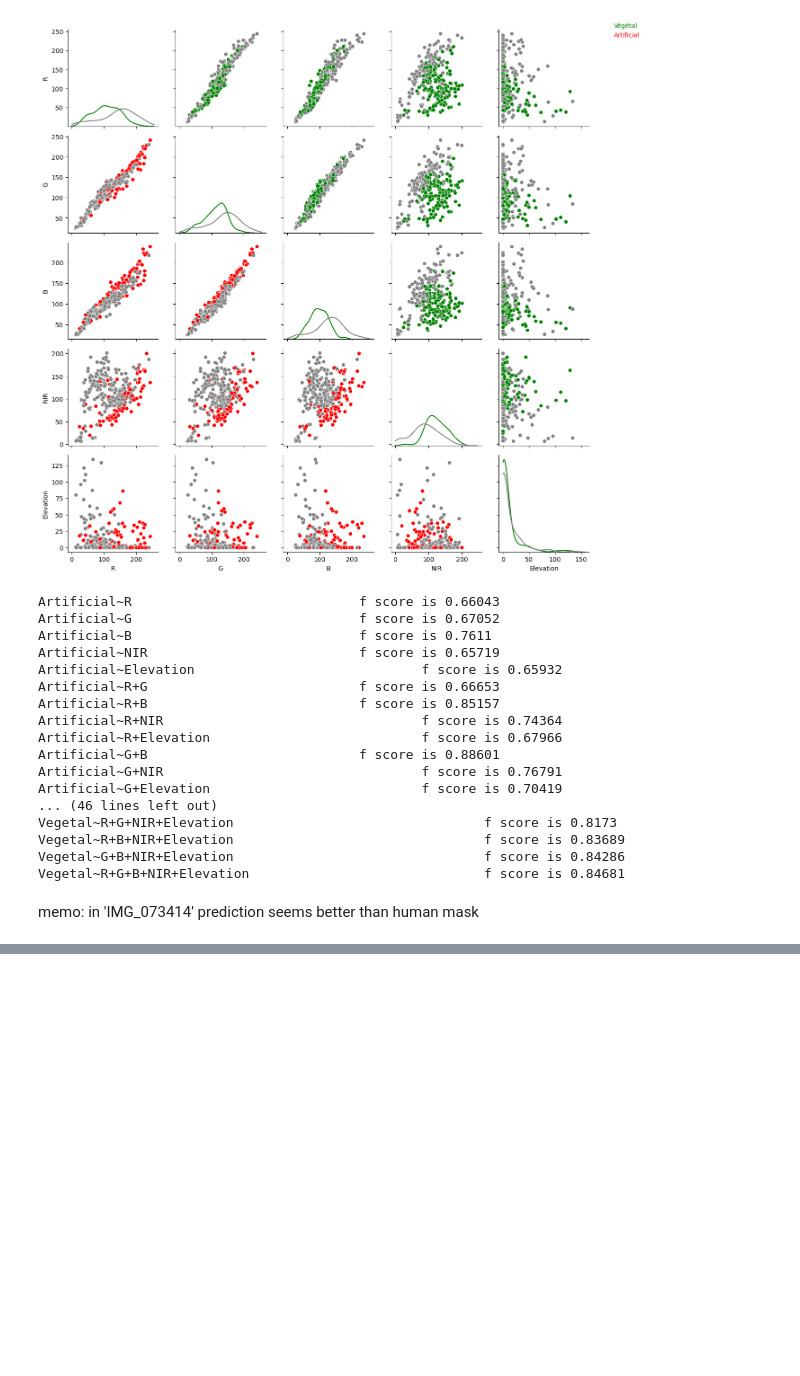
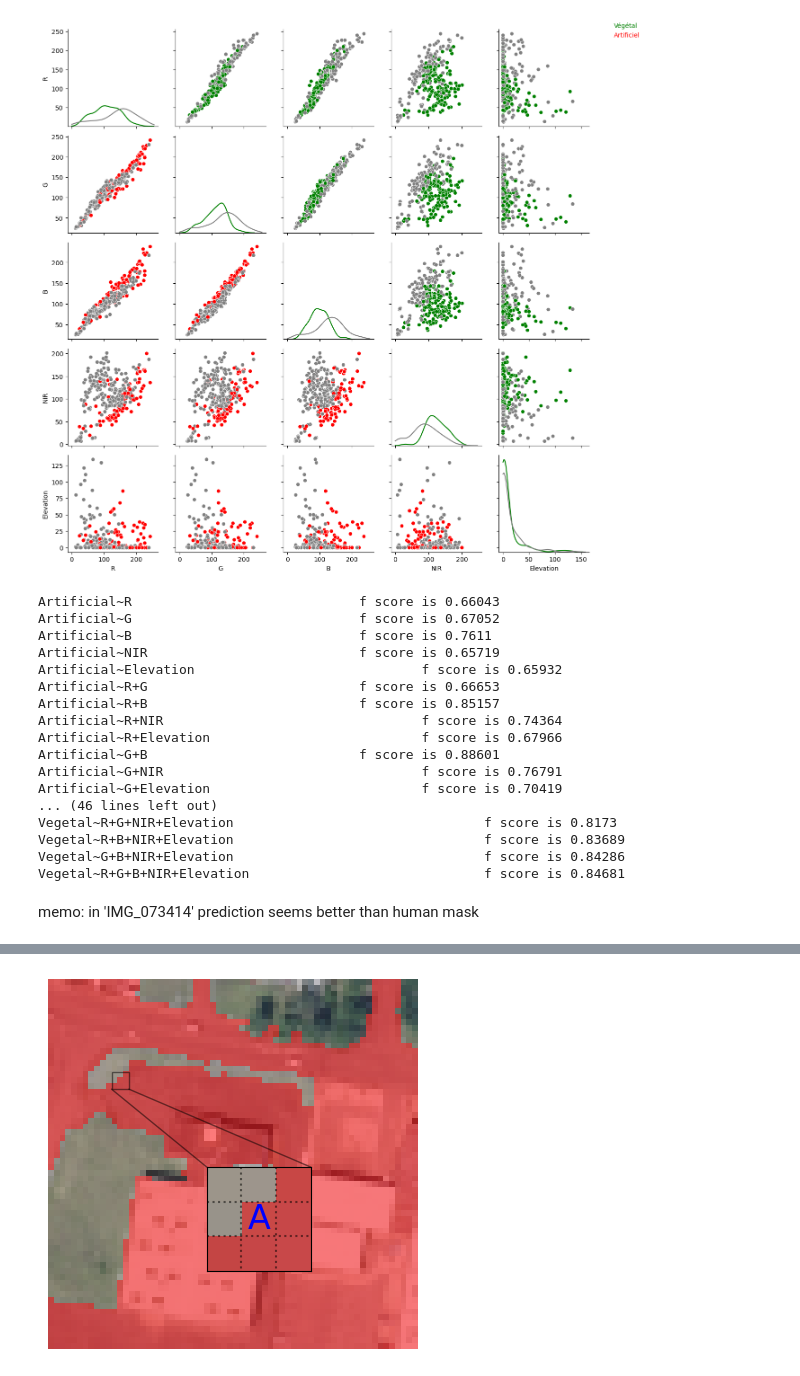
Before and after one commit to ChallengeDataTest/flairimages, a Jupyter notebook: src/explore.ipynb, the cells around one changed output, grey strips where cells are left out. Saved outputs shown, nothing was run; the diff lists cells and outputs as text; code cells hidden in the pictures; blank space fills up the shorter version.

```diff
--- a/src/explore.ipynb
+++ b/src/explore.ipynb
@@ -454,0 +455,99 @@ plt.show()
+# %%
+
+def plot_with_zoom(im,
+                   rgba_mask,
+                   pixel,
+                   extent=2,
+                   zoom_factor=4,
+                   ax=None,
+                   cross = None):
+    if ax == None:
+        fig, ax = plt.subplots()
+
+    ax.imshow(im[:,:,:3], origin='upper')
+    ax.imshow(rgba_mask, origin='upper')
+    print(pixel)
+    # inset Axes....
+    # subregion of the original image
+    x1 = max(0, pixel[0]-extent)
+    x2 = x1+2*extent
+    if x2>im.shape[0]:
+        x1 = im.shape[0]-2*extent-1
+        x2 = im.shape[0]-1
+    y1 = max(0,pixel[1]-extent)
+    y2 = y1+2*extent
+    if y2>im.shape[1]:
+        y1 = im.shape[1]-2*extent-1
+        y2 = im.shape[1]-1
+    print(x1,x2,y1,y2)
+    bounds = [(x1+im.shape[0]//4),
+            (y1+im.shape[1]//4),
+            zoom_factor*(2*extent+1),
+            zoom_factor*(2*extent+1)]
+    if bounds[0]+bounds[2]>im.shape[0]:
+        bounds[0] = im.shape[0]-bounds[2]
+    if bounds[1]+bounds[3]>im.shape[1]:
+        bounds[1] = im.shape[1]-bounds[3]
+
+    print(bounds)
+    axins = ax.inset_axes(
+        bounds = bounds,
+        xlim=(x1-0.5,x2+0.5),
+        ylim=(y2+0.5,y1-0.5),# note the invertion here
+        xticklabels=[], yticklabels=[],
+        transform=ax.transData)
+    axins.imshow(im[:,:,:3], origin='upper')
+    axins.imshow(rgba_mask, origin='upper')
+    #axins.axis("off")
+    axins.set_xticks([])
+    axins.set_yticks([])
+
+        #axins.axline(xy1=(x1, y1), xy2=(x2+1,y2+1), color='r', lw=2)
+        #axins.axline(xy1=(x1, y2), xy2=(x2+1,y1-1), color='r', lw=2)
+    text = "A"
+    axins.text(x=pixel[0], y=pixel[1],
+                fontsize=24,s=text, color='b',
+                ha='center', va='center')
+    if cross:
+        # hack to avoid drawing lines
+        for text in ["---", "--"]:
+            axins.text(x=pixel[0], y=pixel[1],
+                    fontsize=24,s =text, color='r',
+                    ha='center', va='center')
+
+    # hack to avoid messing with x_ticks
+    side = 2*extent+1
+    for x in range(x1,x2):
+        axins.vlines(x=x+0.5, ymin=y1-0.5, ymax=y2+0.5,
+                     color="black", linestyles='dotted', alpha=0.5)
+    for y in range(y1,y2):
+        axins.hlines(y=y+0.5, xmin=x1-0.5, xmax=x2+0.5,
+                     color="black", linestyles='dotted', alpha=0.5)
+
+
+        # axins.axline(xy1=(x1, y2-1), xy2=(x2+1,y1-1), color='r', lw=2)
+
+    # this flips the y axis
+    rectangle_patch, connector_lines=ax.indicate_inset_zoom(axins, edgecolor="black")
+    connector_lines[0].set_visible(False)
+    connector_lines[1].set_visible(True)
+    connector_lines[2].set_visible(False)
+    connector_lines[3].set_visible(True)
+
+    #ax.axline(xy1=(x1,y1), xy2=(bounds[0],bounds[1]), color='black', lw=2)
+    plt.axis("off")
+    return ax
+i_test_record = np.random.choice(test_image_data.shape[0])
+record = test_image_data[i_test_record]
+im = record[:,:,:3]
+msk_a = record[:,:,-2]
+rgba_mask = artificial_to_rgb(arr=msk_a, conf=conf, alpha=0.5)
+
+plot_with_zoom(im=im,
+               rgba_mask=rgba_mask,
+               pixel=(12, 17),
+               extent=1,
+               zoom_factor=6,
+               cross=False)
+plt.show()
+# %% [output]
@@ -454,0 +557 @@ plt.show()
+[figure, added]
```
Also changed, not shown: parts of 3 cells of this notebook, 3 other files.
